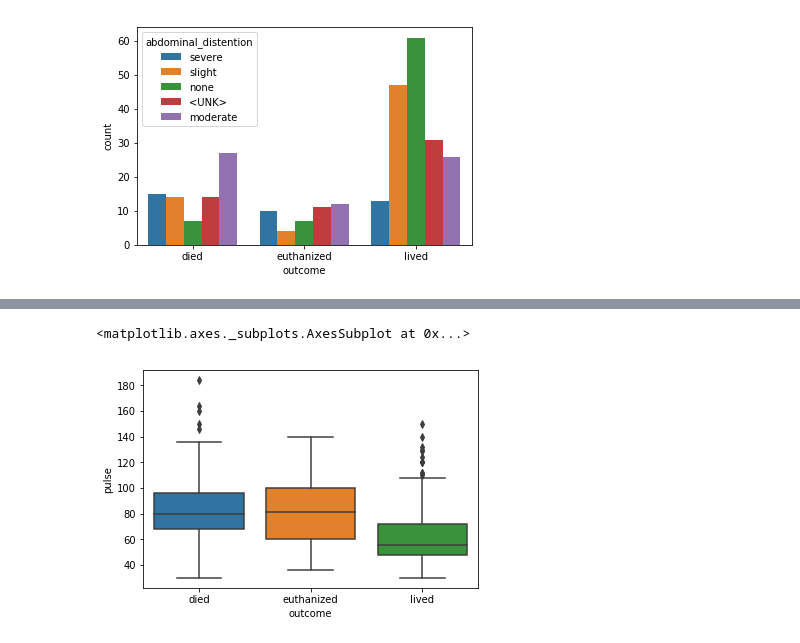
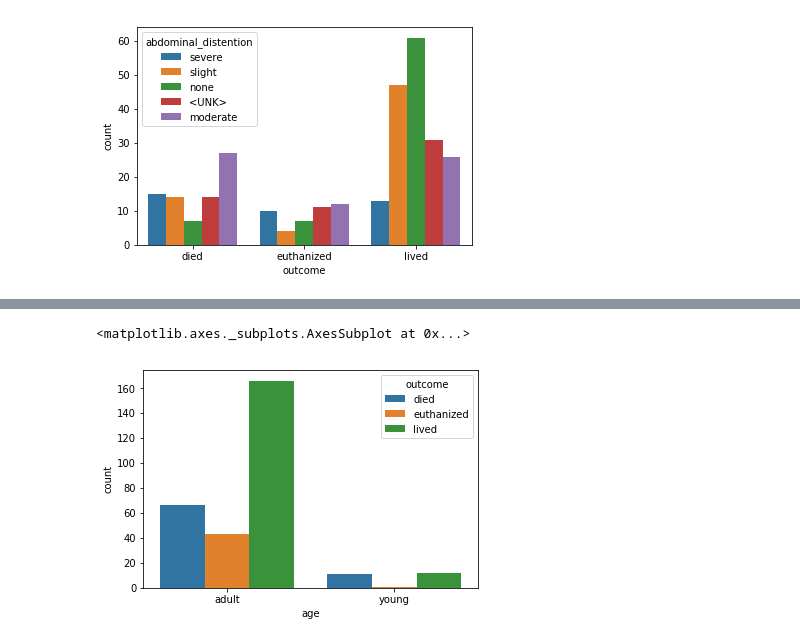
Before and after one commit to CapstoneProject18/Horse-Health-Predictor, a Jupyter notebook: models_no_impute_no_discard.ipynb, the cells around one changed output, grey strips where cells are left out. Saved outputs shown, nothing was run; the diff lists cells and outputs as text; code cells hidden in the pictures.

Commit message:
Added Graphs

```diff
--- a/models_no_impute_no_discard.ipynb
+++ b/models_no_impute_no_discard.ipynb
@@ -673,7 +394,7 @@ sns.boxplot(x='young',y='pulse',data = df)
 # %%
-sns.boxplot(x='outcome',y='pulse',data = df)
+sns.countplot(x='age',hue='outcome',data = df)
 # %% [output]
 <matplotlib.axes._subplots.AxesSubplot at 0x...>
-[figure, old version]
+[figure, new version]
 # %%
 sns.countplot(x='lesion_1',data = df)
```
Also changed, not shown: parts of 96 cells of this notebook, 6 other files.
